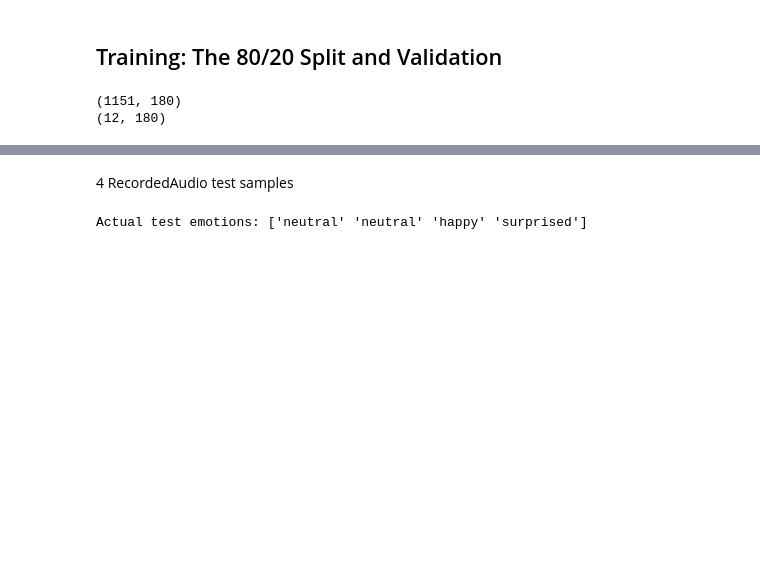
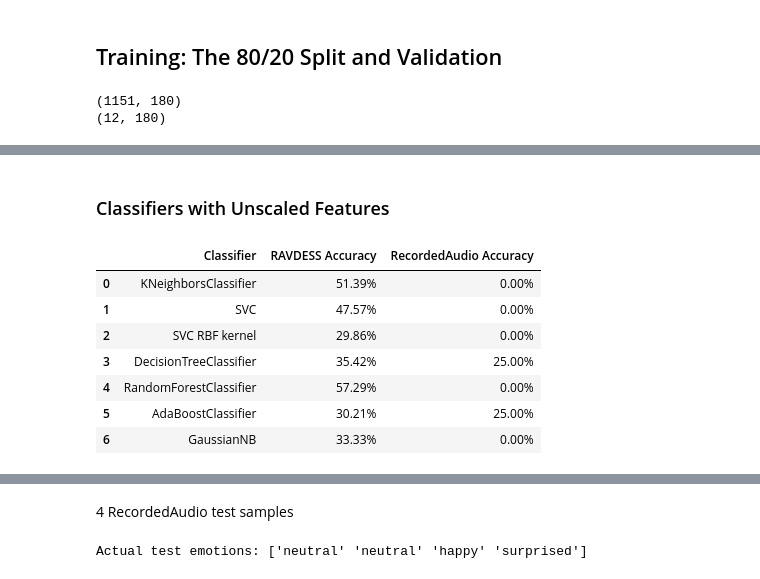
Before and after one commit to gurnisha-rehal/Week3-ClassicML, a Jupyter notebook: Week_3_MachineLearning.ipynb, the cells around one changed output, grey strips where cells are left out. Saved outputs shown, nothing was run; the diff lists cells and outputs as text; code cells hidden in the pictures; blank space fills up the shorter version.

```diff
--- a/Week_3_MachineLearning.ipynb
+++ b/Week_3_MachineLearning.ipynb
@@ -942 +945,38 @@ scores_df
 | 6 | GaussianNB | 30.21% | 0.00% |
+# %% [markdown]
+### Classifiers with Unscaled Features
+# %%
+scores = []
+
+for model in classification_models:
+
+    model.fit(X_train, y_train)
+    ravdess_score = model.score(X_test, y_test)
+
+    model.fit(recorded_X_train, recorded_y_train)
+    recorded_score = model.score(recorded_X_test, recorded_y_test)
+
+    model_name = type(model).__name__
+    if model_name == 'SVC' and model.kernel == 'rbf':
+        model_name += ' RBF kernel'
+    scores.append([
+        model_name,
+        f'{100 * ravdess_score:.2f}%',
+        f'{100 * recorded_score:.2f}%'
+    ])
+
+scores_df = pd.DataFrame(
+    scores,
+    columns=['Classifier', 'RAVDESS Accuracy', 'RecordedAudio Accuracy']
+)
+
+scores_df
+# %% [output]
+|  | Classifier | RAVDESS Accuracy | RecordedAudio Accuracy |
+| 0 | KNeighborsClassifier | 51.39% | 0.00% |
+| 1 | SVC | 47.57% | 0.00% |
+| 2 | SVC RBF kernel | 29.86% | 0.00% |
+| 3 | DecisionTreeClassifier | 35.42% | 25.00% |
+| 4 | RandomForestClassifier | 57.29% | 0.00% |
+| 5 | AdaBoostClassifier | 30.21% | 25.00% |
+| 6 | GaussianNB | 33.33% | 0.00% |
```
Also changed, not shown: parts of 12 cells of this notebook.
